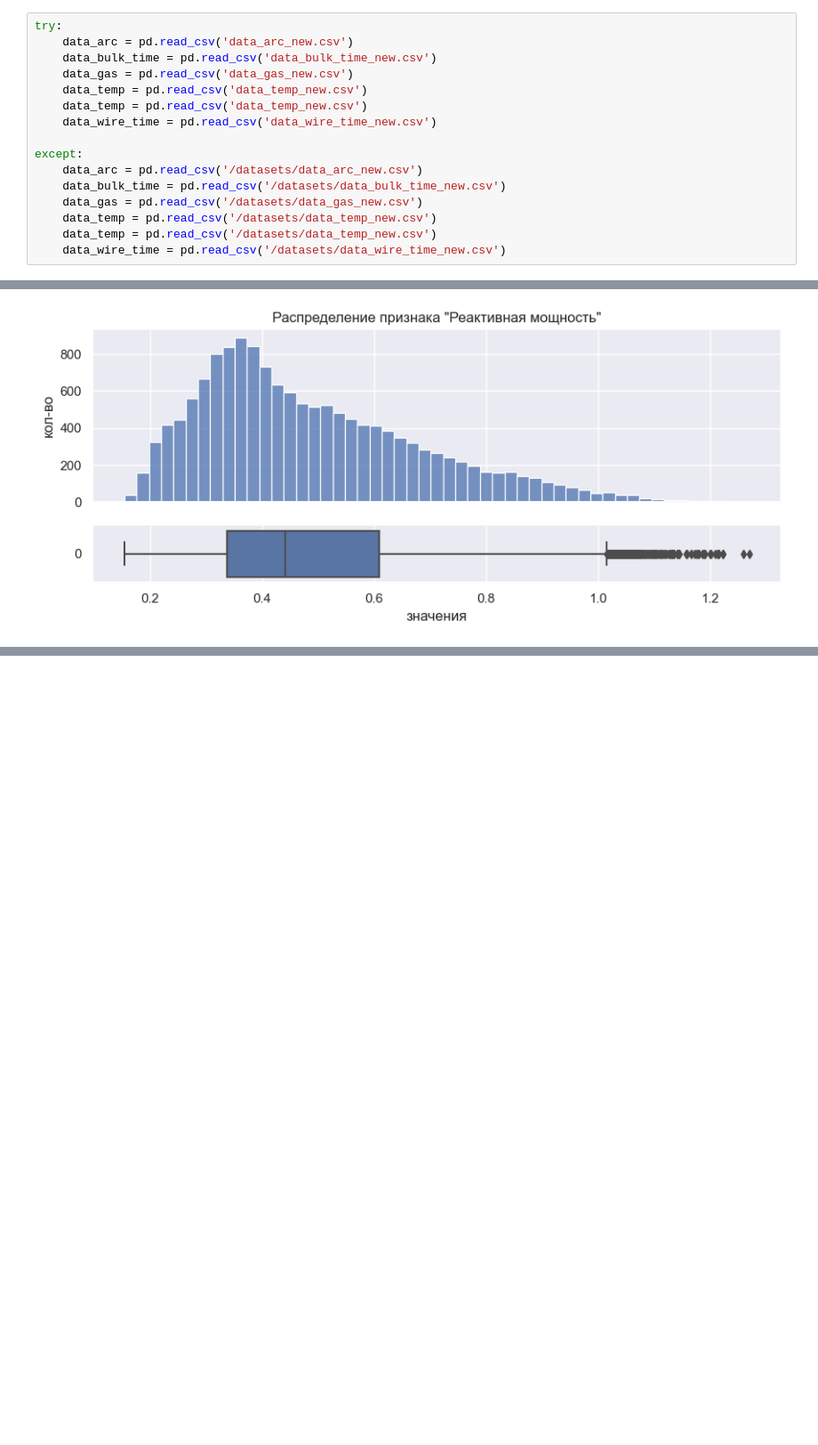
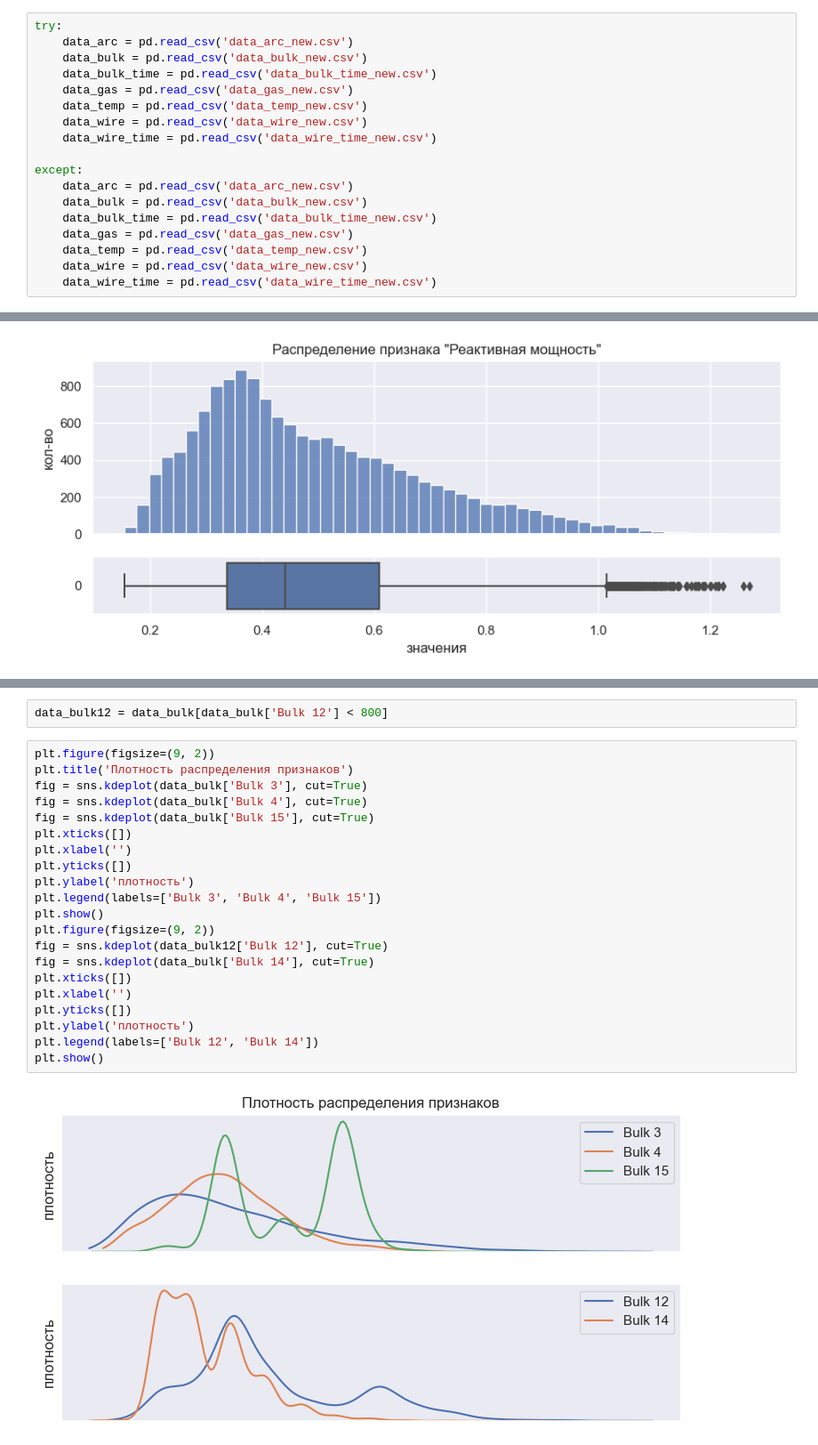
Before and after one commit to alex-blessed/YandexP-projects, a Jupyter notebook: Steel.ipynb, the cells around one changed output, grey strips where cells are left out. Shown at 89% size. Drawn from its saved outputs; the diff is of its cells as text; blank space fills up the shorter version.

Commit message:
researched "data_bulk"

```diff
--- a/Steel.ipynb
+++ b/Steel.ipynb
@@ -27,17 +27,19 @@ import seaborn as sns
 # %%
 try:
     data_arc = pd.read_csv('data_arc_new.csv')
+    data_bulk = pd.read_csv('data_bulk_new.csv')
     data_bulk_time = pd.read_csv('data_bulk_time_new.csv')
     data_gas = pd.read_csv('data_gas_new.csv')
     data_temp = pd.read_csv('data_temp_new.csv')
-    data_temp = pd.read_csv('data_temp_new.csv')
+    data_wire = pd.read_csv('data_wire_new.csv')
     data_wire_time = pd.read_csv('data_wire_time_new.csv')
 
 except:
-    data_arc = pd.read_csv('/datasets/data_arc_new.csv')
-    data_bulk_time = pd.read_csv('/datasets/data_bulk_time_new.csv')
-    data_gas = pd.read_csv('/datasets/data_gas_new.csv')
-    data_temp = pd.read_csv('/datasets/data_temp_new.csv')
-    data_temp = pd.read_csv('/datasets/data_temp_new.csv')
-    data_wire_time = pd.read_csv('/datasets/data_wire_time_new.csv')
+    data_arc = pd.read_csv('data_arc_new.csv')
+    data_bulk = pd.read_csv('data_bulk_new.csv')
+    data_bulk_time = pd.read_csv('data_bulk_time_new.csv')
+    data_gas = pd.read_csv('data_gas_new.csv')
+    data_temp = pd.read_csv('data_temp_new.csv')
+    data_wire = pd.read_csv('data_wire_new.csv')
+    data_wire_time = pd.read_csv('data_wire_time_new.csv')
 # %% [markdown]
@@ -140,0 +199,26 @@ plt.tight_layout()
+# %%
+data_bulk12 = data_bulk[data_bulk['Bulk 12'] < 800]
+# %%
+plt.figure(figsize=(9, 2))
+plt.title('Плотность распределения признаков')
+fig = sns.kdeplot(data_bulk['Bulk 3'], cut=True)
+fig = sns.kdeplot(data_bulk['Bulk 4'], cut=True)
+fig = sns.kdeplot(data_bulk['Bulk 15'], cut=True)
+plt.xticks([])
+plt.xlabel('')
+plt.yticks([])
+plt.ylabel('плотность')
+plt.legend(labels=['Bulk 3', 'Bulk 4', 'Bulk 15'])
+plt.show()
+plt.figure(figsize=(9, 2))
+fig = sns.kdeplot(data_bulk12['Bulk 12'], cut=True)
+fig = sns.kdeplot(data_bulk['Bulk 14'], cut=True)
+plt.xticks([])
+plt.xlabel('')
+plt.yticks([])
+plt.ylabel('плотность')
+plt.legend(labels=['Bulk 12', 'Bulk 14'])
+plt.show()
+# %% [output]
+[figure, added]
+[figure, added]
```
Also changed, not shown: parts of 13 cells of this notebook.
